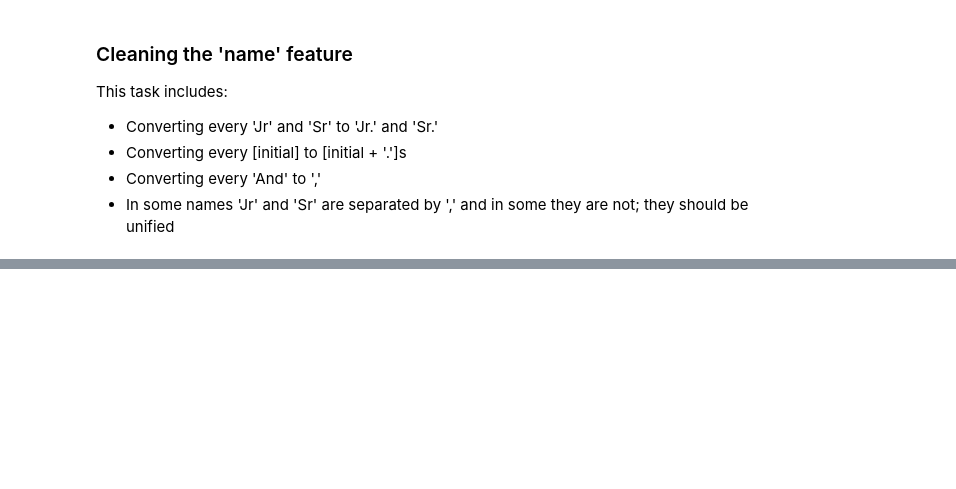
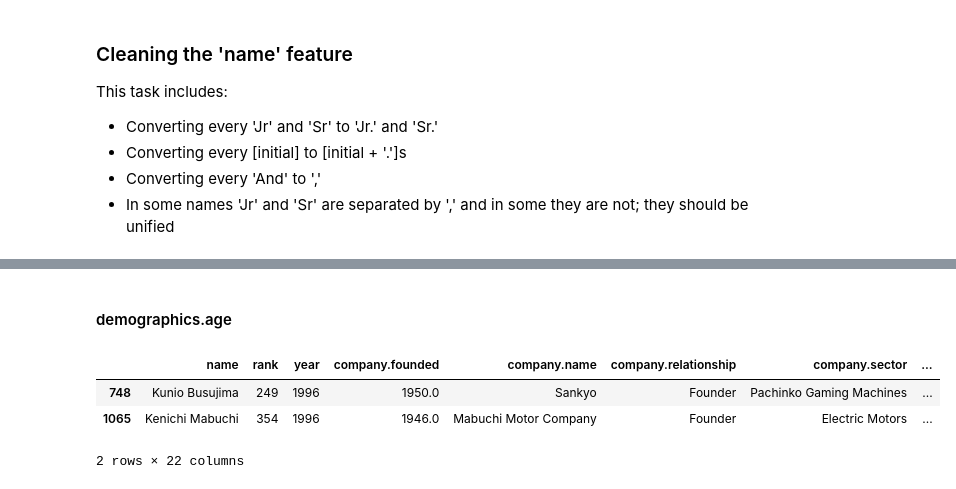
Before and after one commit to babakmahmoudian/billionaires, a Jupyter notebook: billionaires.ipynb, the cells around one changed output, grey strips where cells are left out. Saved outputs shown, nothing was run; the diff lists cells and outputs as text; code cells hidden in the pictures; blank space fills up the shorter version.

```diff
--- a/billionaires.ipynb
+++ b/billionaires.ipynb
@@ -468,0 +543,9 @@ df['name'] = (df['name'].replace(to_replace=r'\bSr$', regex=True, value='Sr.')
+# %% [markdown]
+#### demographics.age
+# %%
+df.loc[[748, 1065]]
+# %% [output]
+|  | name | rank | year | company.founded | company.name | company.relationship | company.sector | ... |
+| 748 | Kunio Busujima | 249 | 1996 | 1950.0 | Sankyo | Founder | Pachinko Gaming Machines | ... |
+| 1065 | Kenichi Mabuchi | 354 | 1996 | 1946.0 | Mabuchi Motor Company | Founder | Electric Motors | ... |
+2 rows × 22 columns
```
Also changed, not shown: parts of 23 cells of this notebook.
